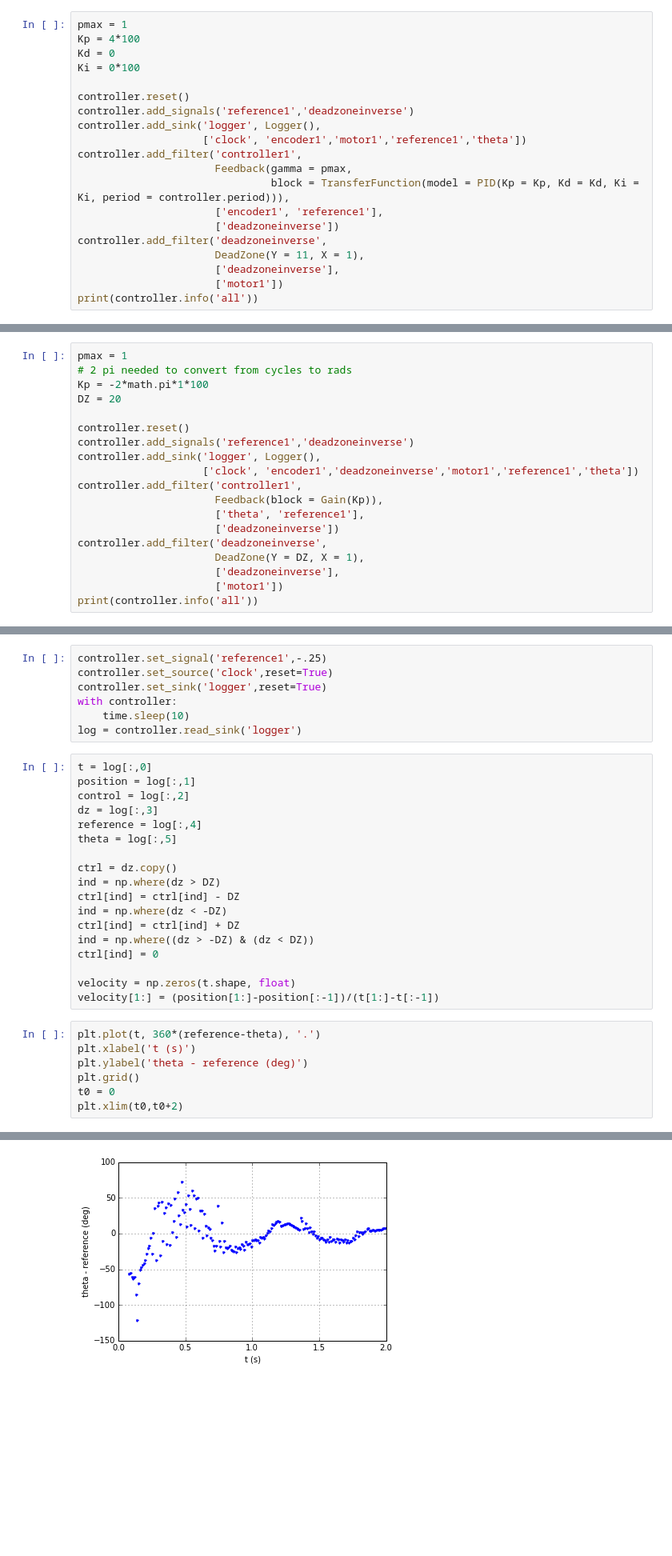
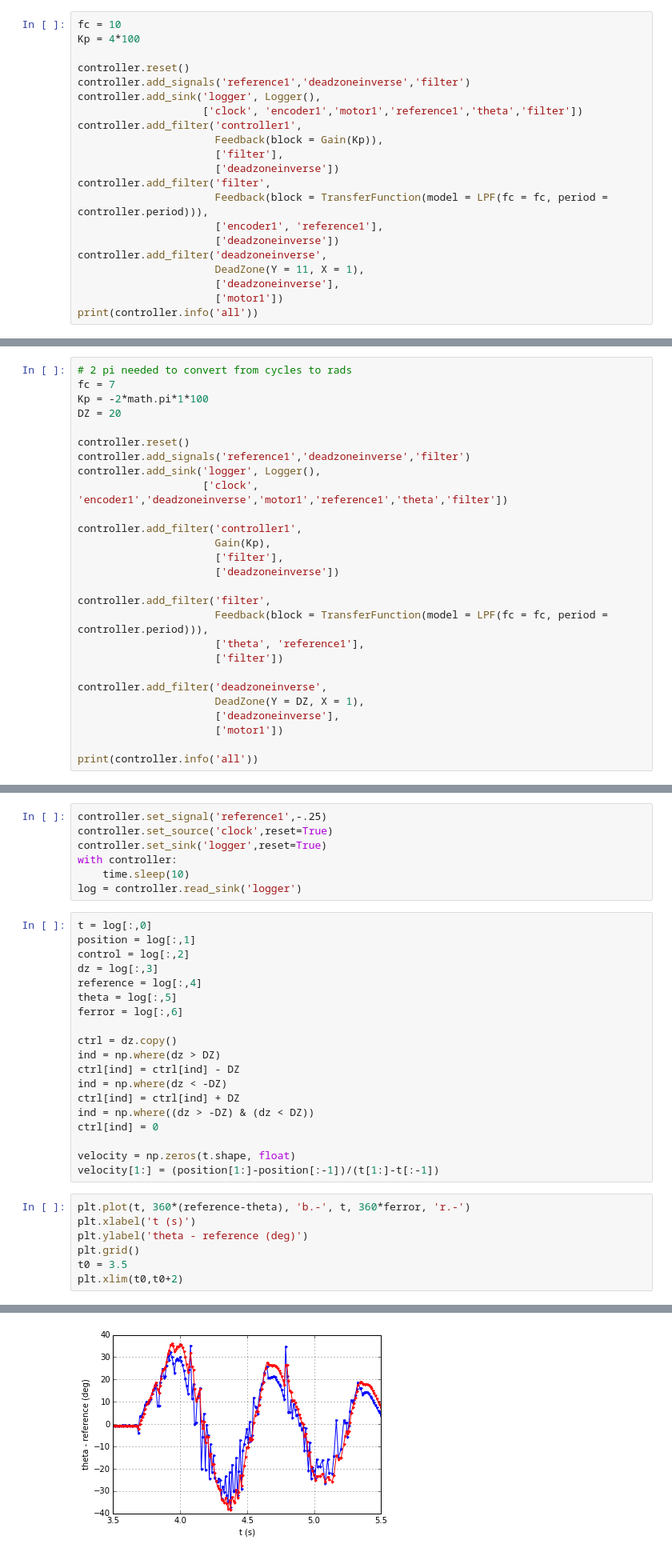
Before and after one commit to mcdeoliveira/pyctrl, a Jupyter notebook: python/notebook/PendulumControl.ipynb, the cells around one changed output, grey strips where cells are left out. Shown at 80% size. Cells and saved outputs as stored; diff of their text form; blank space fills up the shorter version.

```diff
--- a/python/notebook/PendulumControl.ipynb
+++ b/python/notebook/PendulumControl.ipynb
@@ -26,18 +26,19 @@ controller = Controller(host = HOST, port = PORT)
 # %% [markdown]
 #Closed loop on $\phi$ (Down)
 # %%
-pmax = 1
+fc = 10
 Kp = 4*100
-Kd = 0
-Ki = 0*100
 
 controller.reset()
-controller.add_signals('reference1','deadzoneinverse')
+controller.add_signals('reference1','deadzoneinverse','filter')
 controller.add_sink('logger', Logger(),
-                    ['clock', 'encoder1','motor1','reference1','theta'])
+                    ['clock', 'encoder1','motor1','reference1','theta','filter'])
 controller.add_filter('controller1',
-                      Feedback(gamma = pmax,
-                               block = TransferFunction(model = PID(Kp = Kp, Kd = Kd, Ki = Ki, period = controller.period))),
+                      Feedback(block = Gain(Kp)),
+                      ['filter'],
+                      ['deadzoneinverse'])
+controller.add_filter('filter',
+                      Feedback(block = TransferFunction(model = LPF(fc = fc, period = controller.period))),
                       ['encoder1', 'reference1'],
                       ['deadzoneinverse'])
 controller.add_filter('deadzoneinverse',
@@ -117,22 +118,30 @@ plt.grid()
 # %% [markdown]
 #Closed loop on $\theta$ (Down)
 # %%
-pmax = 1
 # 2 pi needed to convert from cycles to rads
+fc = 7
 Kp = -2*math.pi*1*100
 DZ = 20
 
 controller.reset()
-controller.add_signals('reference1','deadzoneinverse')
+controller.add_signals('reference1','deadzoneinverse','filter')
 controller.add_sink('logger', Logger(),
-                    ['clock', 'encoder1','deadzoneinverse','motor1','reference1','theta'])
+                    ['clock', 'encoder1','deadzoneinverse','motor1','reference1','theta','filter'])
+
 controller.add_filter('controller1',
-                      Feedback(block = Gain(Kp)),
+                      Gain(Kp),
+                      ['filter'],
+                      ['deadzoneinverse'])
+
+controller.add_filter('filter',
+                      Feedback(block = TransferFunction(model = LPF(fc = fc, period = controller.period))),
                       ['theta', 'reference1'],
-                      ['deadzoneinverse'])
+                      ['filter'])
+
 controller.add_filter('deadzoneinverse',
                       DeadZone(Y = DZ, X = 1),
                       ['deadzoneinverse'],
                       ['motor1'])
+
 print(controller.info('all'))
 # %% [output]
@@ -167,6 +176,7 @@ control = log[:,2]
 dz = log[:,3]
 reference = log[:,4]
 theta = log[:,5]
+ferror = log[:,6]
 
 ctrl = dz.copy()
 ind = np.where(dz > DZ)
@@ -179,10 +189,10 @@ ctrl[ind] = 0
 velocity = np.zeros(t.shape, float)
 velocity[1:] = (position[1:]-position[:-1])/(t[1:]-t[:-1])
 # %%
-plt.plot(t, 360*(reference-theta), '.')
+plt.plot(t, 360*(reference-theta), 'b.-', t, 360*ferror, 'r.-')
 plt.xlabel('t (s)')
 plt.ylabel('theta - reference (deg)')
 plt.grid()
-t0 = 0
+t0 = 3.5
 plt.xlim(t0,t0+2)
 # %% [output]
@@ -190,4 +200,4 @@ plt.xlim(t0,t0+2)
-[figure, old version]
+[figure, new version]
 # %%
 plt.plot(t, 360*theta, 'b.', t, 360*reference, 'r.')
 plt.xlabel('t (s)')
```
Also changed, not shown: parts of 21 cells of this notebook, 1 other file.
